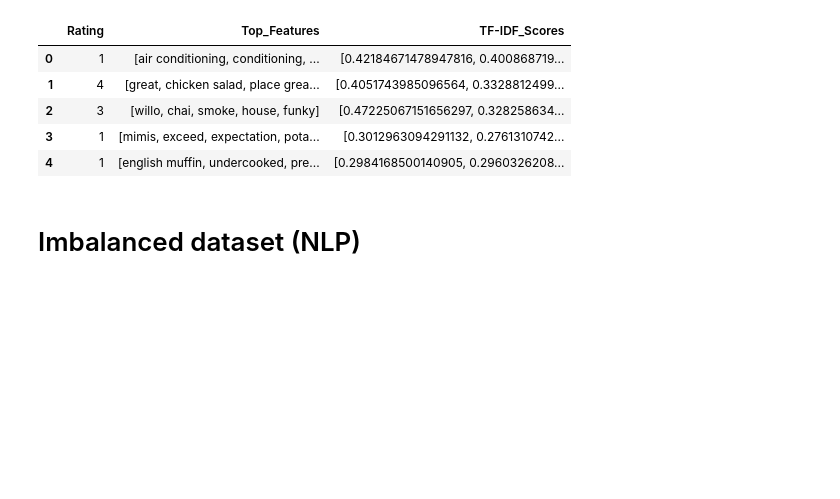
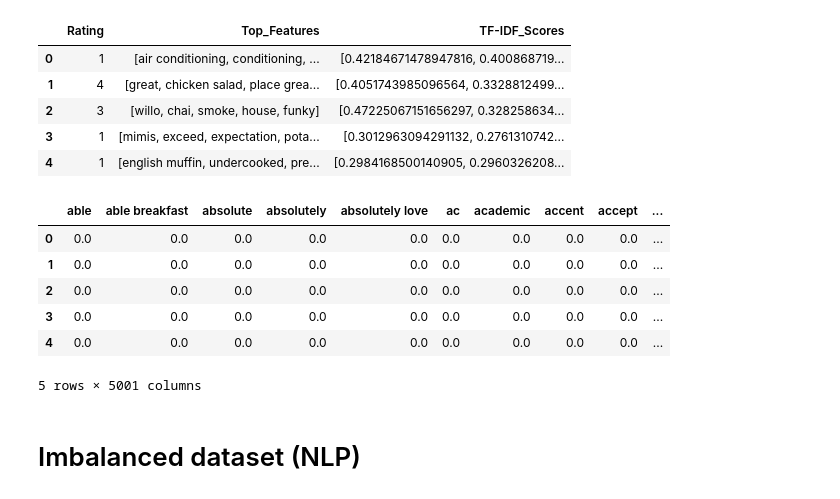
Before and after one commit to sreelekshmisaju/Automated-Review-Rating-System, a Jupyter notebook: notebooks/Automated Review Rating System.ipynb, the cells around one changed output. Drawn from its saved outputs; the diff is of its cells as text; code cells hidden in the pictures; blank space fills up the shorter version.

```diff
--- a/notebooks/Automated Review Rating System.ipynb
+++ b/notebooks/Automated Review Rating System.ipynb
@@ -1199,6 +1228,23 @@ top_features_df.head()
 | 2 | 3 | [willo, chai, smoke, house, funky] | [0.47225067151656297, 0.328258634... |
 | 3 | 1 | [mimis, exceed, expectation, pota... | [0.3012963094291132, 0.2761310742... |
 | 4 | 1 | [english muffin, undercooked, pre... | [0.2984168500140905, 0.2960326208... |
+# %%
+# Convert TF-IDF matrix to a DataFrame
+tfidf_df = pd.DataFrame(X_train_tfidf.toarray(), columns=feature_names)
+
+# Optionally, add the rating column
+tfidf_df['Rating'] = y_train.reset_index(drop=True)
+
+# Show the first few rows
+tfidf_df.head()
+# %% [output]
+|  | able | able breakfast | absolute | absolutely | absolutely love | ac | academic | accent | accept | ... |
+| 0 | 0.0 | 0.0 | 0.0 | 0.0 | 0.0 | 0.0 | 0.0 | 0.0 | 0.0 | ... |
+| 1 | 0.0 | 0.0 | 0.0 | 0.0 | 0.0 | 0.0 | 0.0 | 0.0 | 0.0 | ... |
+| 2 | 0.0 | 0.0 | 0.0 | 0.0 | 0.0 | 0.0 | 0.0 | 0.0 | 0.0 | ... |
+| 3 | 0.0 | 0.0 | 0.0 | 0.0 | 0.0 | 0.0 | 0.0 | 0.0 | 0.0 | ... |
+| 4 | 0.0 | 0.0 | 0.0 | 0.0 | 0.0 | 0.0 | 0.0 | 0.0 | 0.0 | ... |
+5 rows × 5001 columns
 # %% [markdown]
 #  Imbalanced dataset (NLP)
 # %% [markdown]
```
Also changed, not shown: parts of 6 cells of this notebook, 19 other files.
